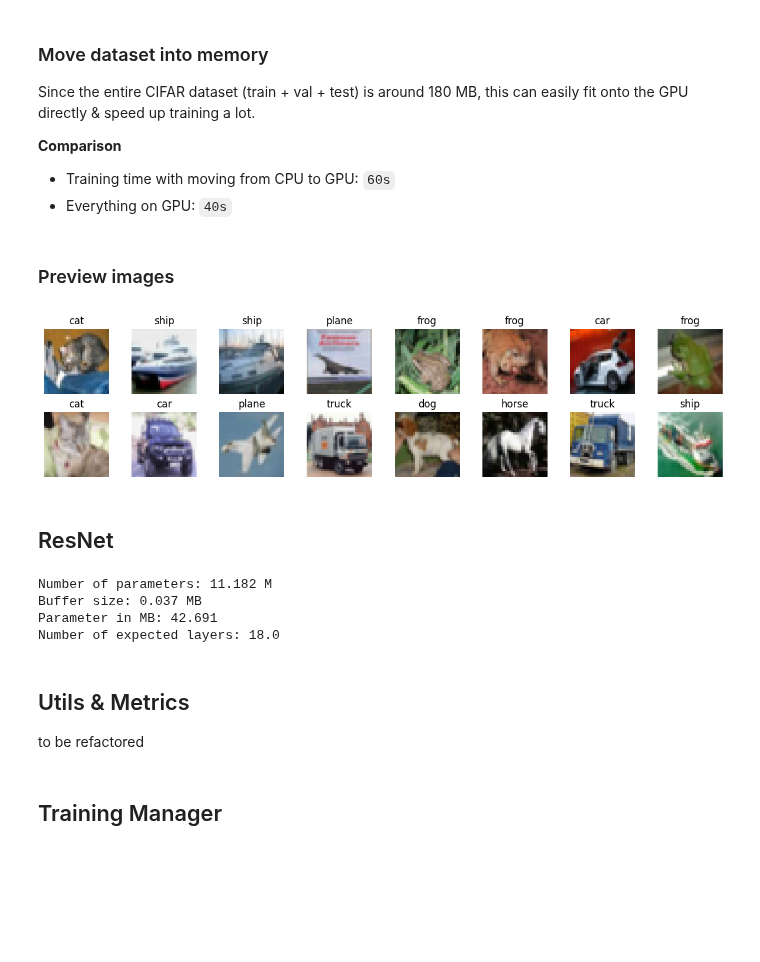
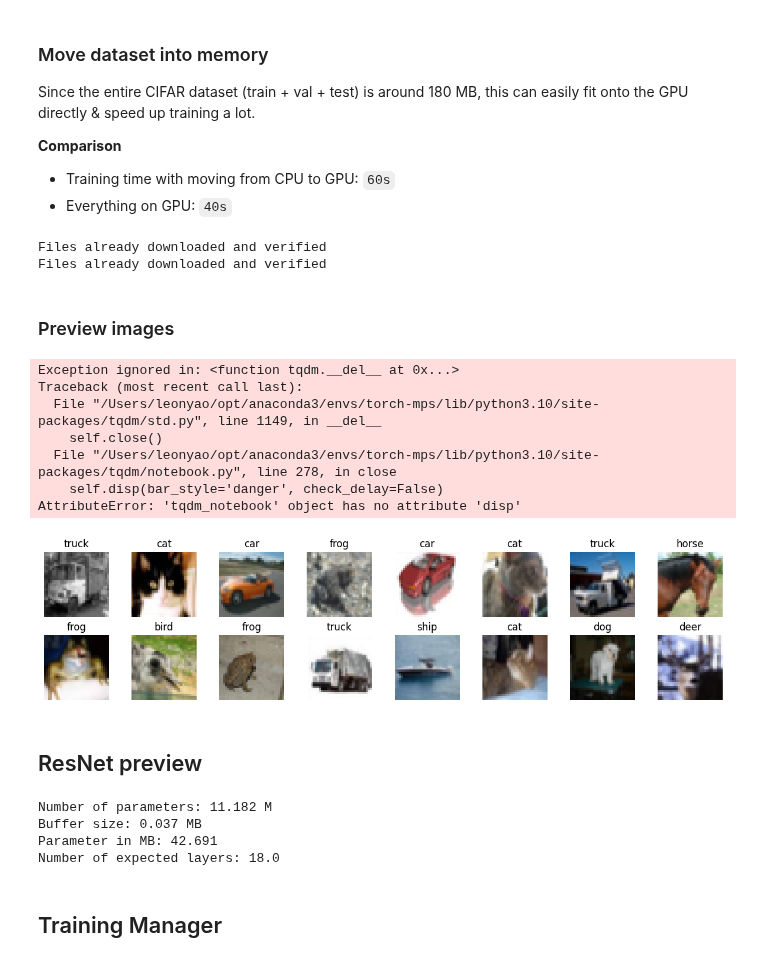
Before and after one commit to LeonY117/Bayes-Stochastic-Depth, a Jupyter notebook: sd_CIFAR10.ipynb, the cells around one changed output. Saved outputs shown, nothing was run; the diff lists cells and outputs as text; code cells hidden in the pictures; blank space fills up the shorter version.

Commit message:
refactor packages

```diff
--- a/sd_CIFAR10.ipynb
+++ b/sd_CIFAR10.ipynb
@@ -1,7 +1,7 @@
 # %%
 import os
 import sys
-ENV = 'colab' # ['colab', 'local']
+ENV = 'local' # ['colab', 'local']
 
 if ENV == 'colab':
   # for running on google drive:
@@ -66,3 +70,6 @@ FILL_PIX = None
 
 DEVICE = torch.device('mps' if torch.backends.mps.is_available() else 'cpu')
 DEVICE = torch.device("cuda:0" if torch.cuda.is_available() else DEVICE)
+
+# overwrite device:
+DEVICE = torch.device('cpu')
@@ -157,10 +84,22 @@ for name in ['train', 'val', 'test']:
+# %%
+datasets = load_CIFAR(data_dir, DEVICE)
+# %% [output]
+Files already downloaded and verified
+Files already downloaded and verified
 # %% [markdown]
 ### Preview images
 # %%
-show_cifar_images((2, 8), show_labels=True, dataset=datasets['test'])
+show_cifar_images((2, 8), show_labels=True, dataset=datasets['val'])
 # to show images with predictions:
 # show_cifar_images((2, 8), show_labels=True, dataset=testset, preds=preds)
 # %% [output]
+Exception ignored in: <function tqdm.__del__ at 0x...>
+Traceback (most recent call last):
+  File "/Users/leonyao/opt/anaconda3/envs/torch-mps/lib/python3.10/site-packages/tqdm/std.py", line 1149, in __del__
+    self.close()
+  File "/Users/leonyao/opt/anaconda3/envs/torch-mps/lib/python3.10/site-packages/tqdm/notebook.py", line 278, in close
+    self.disp(bar_style='danger', check_delay=False)
+AttributeError: 'tqdm_notebook' object has no attribute 'disp'
-[figure, old version]
+[figure, new version]
 # %% [markdown]
-## ResNet
+## ResNet preview
@@ -194,6 +123,3 @@ dummy_input = torch.randn(16, 3, 32, 32)
 dummy_output = resnet18(dummy_input)
 
 del(resnet18)
-# %% [markdown]
-## Utils & Metrics
-to be refactored
```
Also changed, not shown: parts of 13 cells of this notebook, 11 other files.
